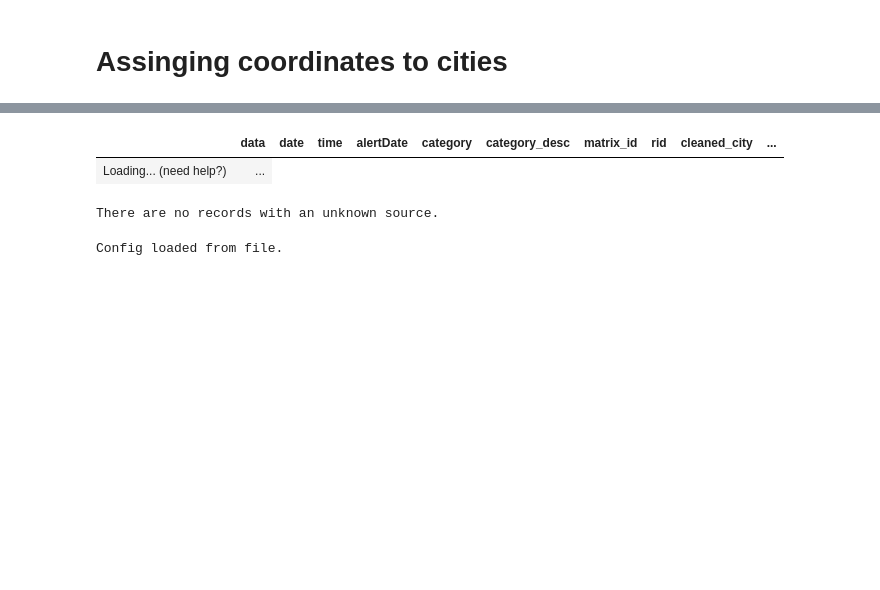
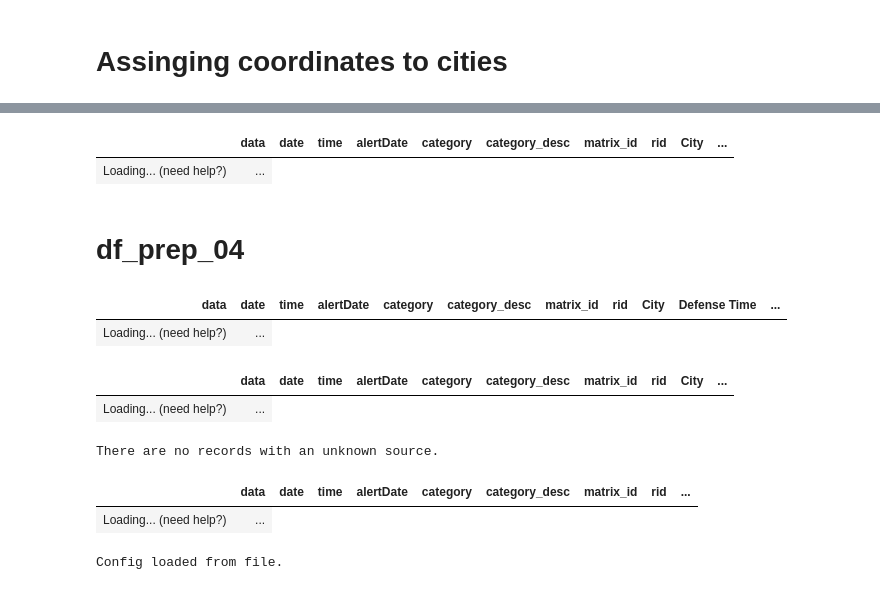
Before and after one commit to Spon4ik/RedAlert, a Jupyter notebook: HomeFrontAlerts.ipynb, the cells around one changed output, grey strips where cells are left out. Drawn from its saved outputs; the diff is of its cells as text; code cells hidden in the pictures; blank space fills up the shorter version.

```diff
--- a/HomeFrontAlerts.ipynb
+++ b/HomeFrontAlerts.ipynb
@@ -188,7 +345,7 @@ df['data'] = df['data'].replace('חצור', 'חצור אשדוד')
 # Filtering data for rockets only
 # %%
 # Show rocket sirens only
-df = df[df['category'] == 1]
+df_prep_02 = df_prep_01[df_prep_01['category'] == 1].copy()
 # display(df)
 # %% [markdown]
 # Cleaning cities names no code
@@ -366,16 +604,19 @@ def calculate_distance(row, avg_lat, avg_long):
     return np.sqrt((row['outLat'] - avg_lat)**2 + (row['outLong'] - avg_long)**2)
 
 # Apply the function to each row in the DataFrame
-df['distance_from_avg'] = df.apply(lambda row: calculate_distance(row, row['avgLat'], row['avgLong']), axis=1)
+df_prep_03['distance_from_avg'] = df_prep_03.apply(lambda row: calculate_distance(row, row['avgLat'], row['avgLong']), axis=1)
 
 # Define a threshold for what you consider an outlier
-# threshold = df['distance_from_avg'].quantile(0.95) # for example, 95th percentile
+# threshold = df_prep_03['distance_from_avg'].quantile(0.95) # for example, 95th percentile
 threshold = 0.5
 
 # Filter the DataFrame to only include outliers
-outliers = df[df['distance_from_avg'] > threshold]
+outliers = df_prep_03[df_prep_03['distance_from_avg'] > threshold]
 # display(outliers)
-# display(outliers[outliers['rid'] == 1718])
+display(outliers[outliers['rid'] == 20])
+# %% [output]
+|  | data | date | time | alertDate | category | category_desc | matrix_id | rid | City | ... |
+| Loading... (need help?) | ... |
 # %%
 from geopy.distance import geodesic
 # Central points with coordinates
@@ -404,21 +645,29 @@ def calculate_distance(row, point):
 
 # Calculate distances from each source
 for source_name, source_coords in sources.items():
-    df[f'distance_from_{source_name.replace(" ", "_").lower()}'] = df.apply(calculate_distance, point=source_coords, axis=1)
+    df_prep_03[f'distance_from_{source_name.replace(" ", "_").lower()}'] = df_prep_03.apply(calculate_distance, point=source_coords, axis=1)
+# %% [markdown]
+# df_prep_04
 # %%
-# # Function to determine the probable source considering specific thresholds
-# def determine_probable_source(row):
-#     distances = {source: row[f'distance_from_{source.replace(" ", "_").lower()}'] for source in sources}
-#     closest_source = min(distances, key=distances.get)
-#     closest_distance = distances[closest_source]
+def determine_probable_source(row):
+    # Calculate distances from each source and check against thresholds
+    valid_sources = {source: distance for source, distance in
+                     {src: row[f'distance_from_{src.replace(" ", "_").lower()}'] for src in sources}.items()
+                     if distance <= thresholds[source]}
 
-#     if closest_distance <= thresholds[closest_source]:
-#         return closest_distance, closest_source, sources[closest_source][0], sources[closest_source][1]
-#     else:
-#         return 'Unknown', 'Unknown', None, None
+    # No valid sources within their thresholds
+    if not valid_sources:
+        return 'Unknown', 'Unknown', None, None
 
-# df_src_points = df
-# # Apply the function to determine the probable source
-# df_src_points['closest_distance'], df_src_points['source'], df_src_points['inLat'], df_src_points['inLong'] = zip(*df_src_points.apply(determine_probable_source, axis=1))
+    # Find the closest valid source
+    closest_source = min(valid_sources, key=valid_sources.get)
+    closest_distance = valid_sources[closest_source]
 
-# # display(df[df['rid'] == 1718])
+    return closest_distance, closest_source, sources[closest_source][0], sources[closest_source][1]
+df_prep_04 = df_prep_03.copy()
+# Apply the function to determine the probable source
+df_prep_04['closest_distance'], df_prep_04['source'], df_prep_04['inLat'], df_prep_04['inLong'] = zip(*df_prep_04.apply(determine_probable_source, axis=1))
+display(df_prep_04)
+# %% [output]
+| data | date | time | alertDate | category | category_desc | matrix_id | rid | City | Defense Time | ... |
+| Loading... (need help?) | ... |
@@ -444,11 +682,11 @@ df_src_points['closest_distance'], df_src_points['source'], df_src_points['inLat
 # %%
 # Find records with unknown source in df_src_points
-unknown_sources_df = df_src_points[df_src_points['source'] == 'Unknown']
+df_unknown_source = df_prep_04[df_prep_04['source'] == 'Unknown']
 
 # Optionally, to view a few records with unknown sources
-unknown_sources_df.head()
+df_unknown_source.head()
 # %% [output]
-|  | data | date | time | alertDate | category | category_desc | matrix_id | rid | cleaned_city | ... |
+|  | data | date | time | alertDate | category | category_desc | matrix_id | rid | City | ... |
 | Loading... (need help?) | ... |
 # %%
 def debug_determine_probable_source(row):
@@ -476,3 +714,25 @@ else:
     print("There are no records with an unknown source.")
 # %% [output]
 There are no records with an unknown source.
+# %%
+import numpy as np
+import pandas as pd
+
+# Assuming df_src_points is your DataFrame with geographic data
+# Replace 'outLat' and 'outLong' with the actual column names if they are different
+df_prep_04['outLat'] = df_prep_04['outLat'].apply(lambda x: np.nan if x > 90 or x < -90 else x)
+df_prep_04['outLong'] = df_prep_04['outLong'].apply(lambda x: np.nan if x > 180 or x < -180 else x)
+
+# Drop rows where latitude or longitude are NaN
+df_prep_04.dropna(subset=['outLat', 'outLong'], inplace=True)
+df_prep_04['outLat'] = df_prep_04['outLat'].astype(float)
+df_prep_04['outLong'] = df_prep_04['outLong'].astype(float)
+# Drop the columns with many NaN values
+df_prep_04.drop(columns=['City', 'Defense Time', 'Polygon Number'], inplace=True)
+# Convert datetime fields in the DataFrame again to ensure all are string
+for column in df_prep_04.select_dtypes(include=['datetime64']):
+    df_prep_04[column] = df_prep_04[column].dt.strftime('%Y-%m-%d %H:%M:%S')
+display(df_prep_04)
+# %% [output]
+|  | data | date | time | alertDate | category | category_desc | matrix_id | rid | ... |
+| Loading... (need help?) | ... |
```
Also changed, not shown: parts of 38 cells of this notebook, 11 other files.
